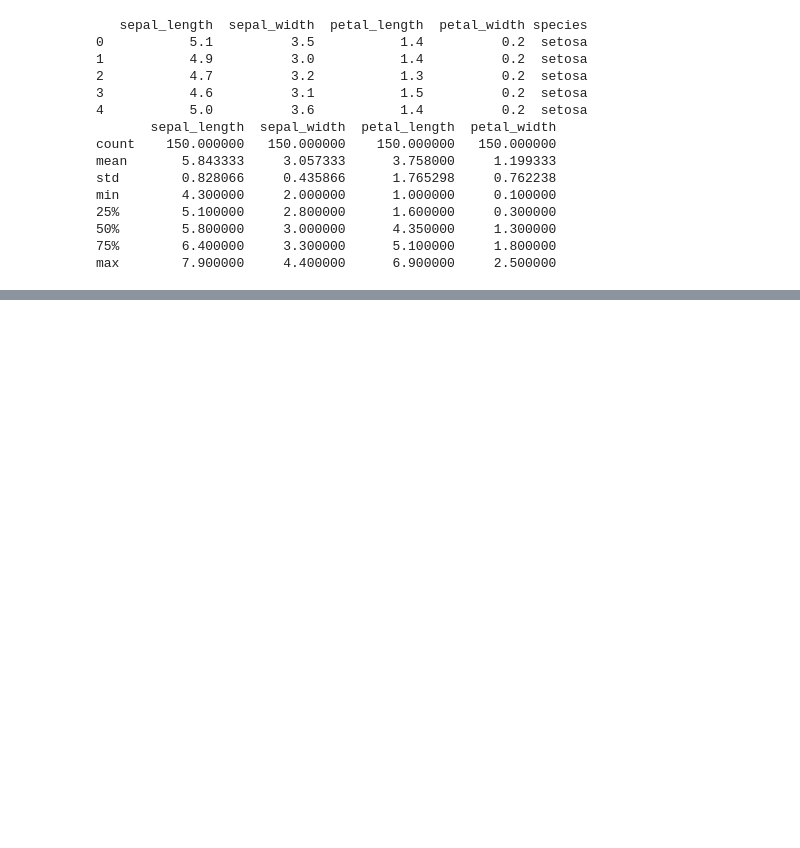
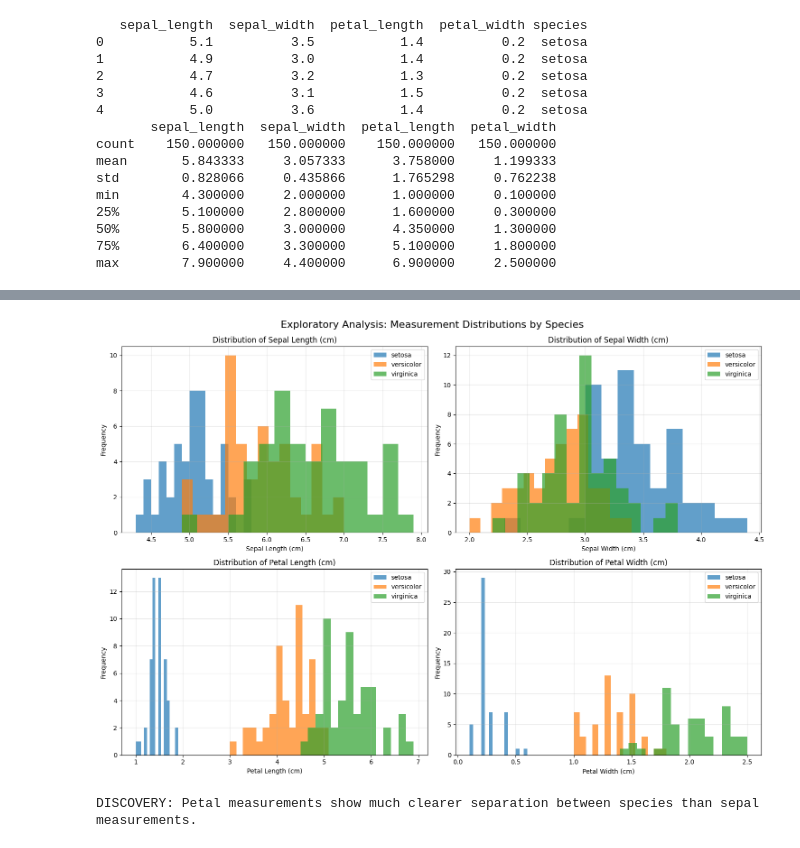
Before and after one commit to cruspy2004/python_scripts_data, a Jupyter notebook: mistakes.ipynb, the cells around one changed output, grey strips where cells are left out. Cells and saved outputs as stored; diff of their text form; code cells hidden in the pictures; blank space fills up the shorter version.

Commit message:
Add complete Task 2: Iris dataset exploratory analysis and storytelling with polished visualizations

```diff
--- a/mistakes.ipynb
+++ b/mistakes.ipynb
@@ -86,0 +130,28 @@ max        7.900000     4.400000      6.900000     2.500000
+# %%
+# 1. Distribution of measurements by species
+plt.figure(figsize=(15, 10))
+
+measurements = ['sepal_length', 'sepal_width', 'petal_length', 'petal_width']
+titles = ['Sepal Length (cm)', 'Sepal Width (cm)', 'Petal Length (cm)', 'Petal Width (cm)']
+
+for i, (measure, title) in enumerate(zip(measurements, titles), 1):
+    plt.subplot(2, 2, i)
+
+    for species in iris['species'].unique():
+        data = iris[iris['species'] == species][measure]
+        plt.hist(data, alpha=0.7, label=species, bins=15)
+
+    plt.xlabel(title)
+    plt.ylabel('Frequency')
+    plt.title(f'Distribution of {title}')
+    plt.legend()
+    plt.grid(True, alpha=0.3)
+
+plt.tight_layout()
+plt.suptitle('Exploratory Analysis: Measurement Distributions by Species', fontsize=16, y=1.02)
+plt.show()
+
+print("DISCOVERY: Petal measurements show much clearer separation between species than sepal measurements.")
+# %% [output]
+[figure, added]
+DISCOVERY: Petal measurements show much clearer separation between species than sepal measurements.
```
Also changed, not shown: parts of 9 cells of this notebook, 11 other files.
